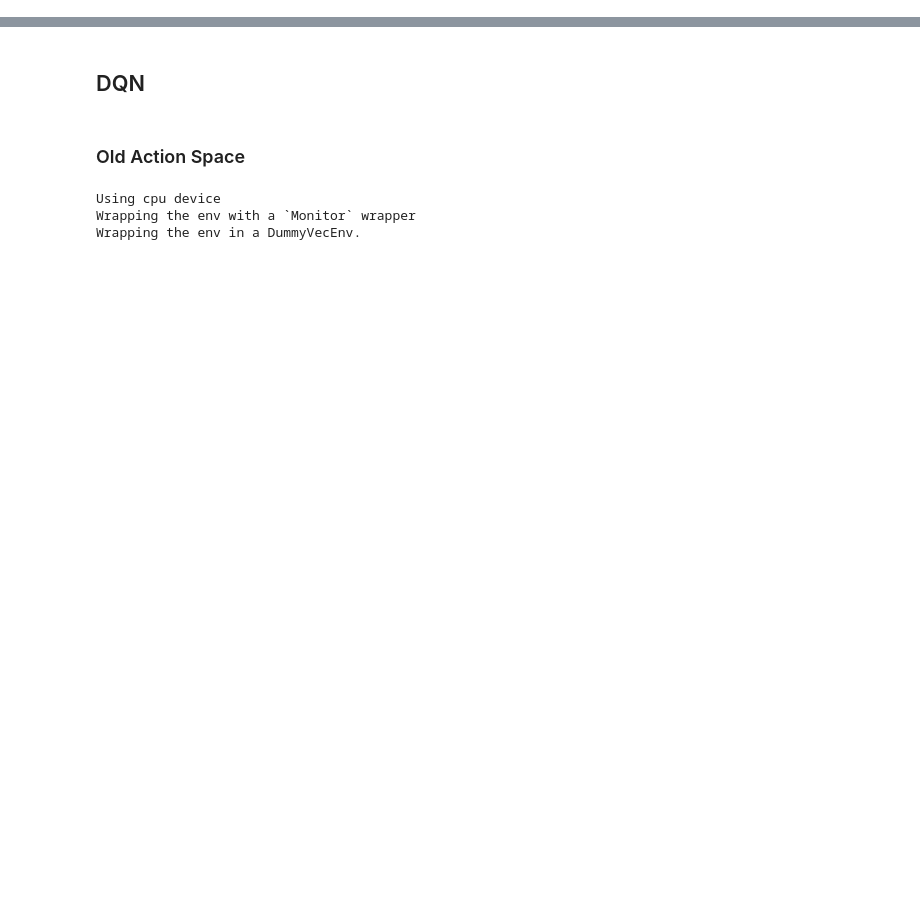
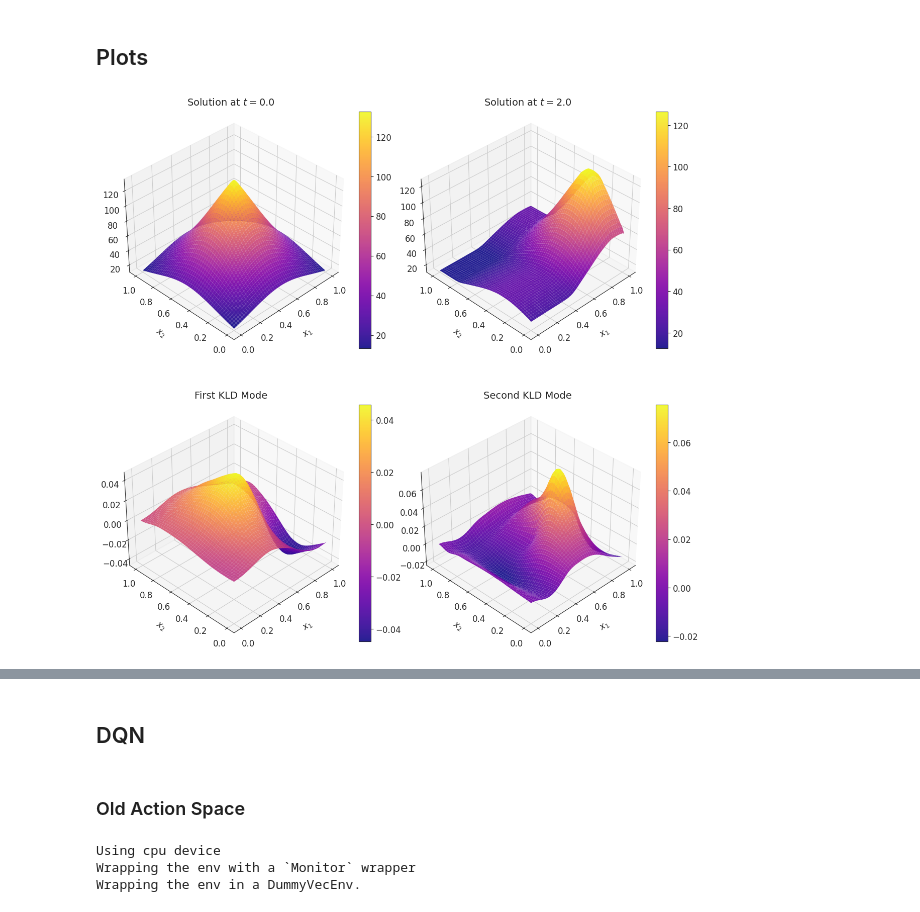
Before and after one commit to apoorv-s/Optimal-Experimental-Design-using-RL, a Jupyter notebook: Adv2D.ipynb, the cells around one changed output, grey strips where cells are left out. Drawn from its saved outputs; the diff is of its cells as text; code cells hidden in the pictures; blank space fills up the shorter version.

```diff
--- a/Adv2D.ipynb
+++ b/Adv2D.ipynb
@@ -11,0 +91,2 @@ from pde.AdvectionEquation import *
+# %% [markdown]
+## Plots
@@ -11,0 +99,42 @@ from pde.AdvectionEquation import *
+# %%
+env = dqn_old.env
+# %%
+## Solution and Modes
+
+fig = plt.figure(figsize=(12, 12))
+
+x = np.linspace(0, 1, env.nx)
+y = np.linspace(0, 1, env.ny)
+X, Y = np.meshgrid(x, y)
+
+datasets = [
+    (env.pde_field[:, :, 0].T, rf"Solution at $t = {env.pde_system.t_steps[0]}$"),
+    (env.pde_field[:, :, -1].T, rf"Solution at $t = {env.pde_system.t_steps[-1]}$"),
+    (env.modes[:, 0].reshape(env.nx, env.ny).T, "First KLD Mode"),
+    (env.modes[:, 1].reshape(env.nx, env.ny).T, "Second KLD Mode")
+]
+
+for i, (data, title) in enumerate(datasets):
+    ax = fig.add_subplot(2, 2, i + 1, projection='3d')
+
+    ls = LightSource(azdeg=315, altdeg=-65)
+    shaded = ls.shade(data, cmap=cm.coolwarm, vert_exag=0.1, blend_mode='soft')
+
+    surf = ax.plot_surface(X, Y, data, cmap='plasma', edgecolor='none', alpha=0.9)
+
+    ax.set_title(title, fontsize=14, pad=10)
+    ax.set_xlabel(r'$x_1$', fontsize=12, labelpad=10)
+    ax.set_ylabel(r'$x_2$', fontsize=12, labelpad=10)
+    # ax.set_zlabel(r'$u(x_1, x_2)$', fontsize=12, labelpad=10)
+
+    ax.view_init(elev=35, azim=-135)
+
+    fig.colorbar(surf, ax=ax, fraction=0.046, pad=0.04)
+
+plt.tight_layout()
+plt.savefig("3D_Adv2d_2x2.pdf", dpi=400, bbox_inches='tight')
+
+
+plt.show()
+# %% [output]
+[figure, added]
```
Also changed, not shown: parts of 40 cells of this notebook, 7 other files.
